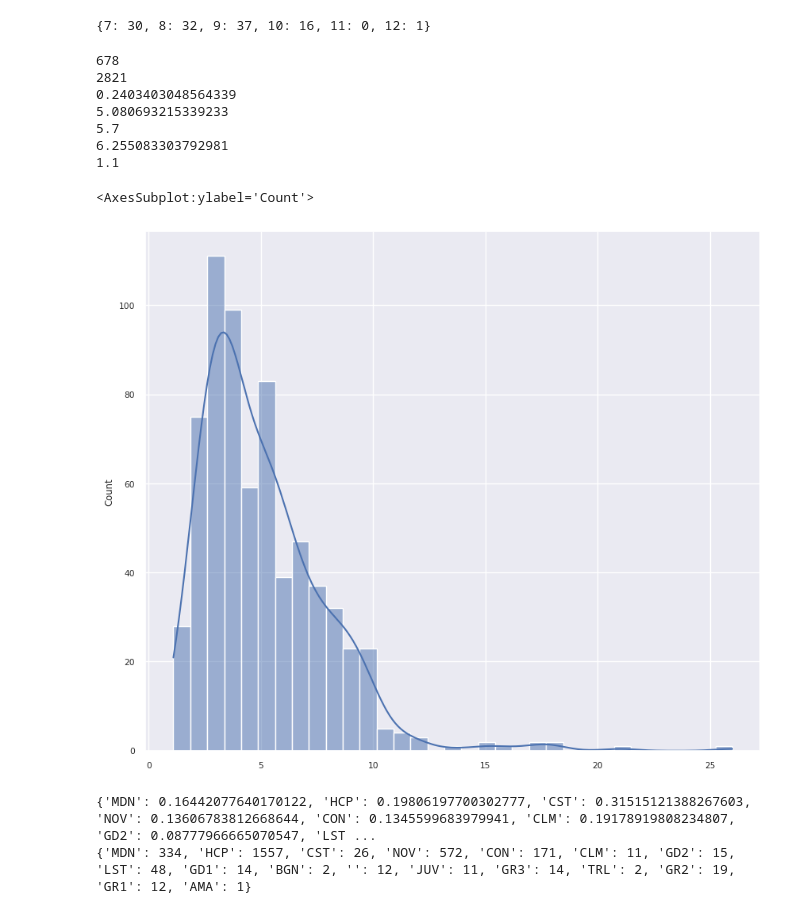
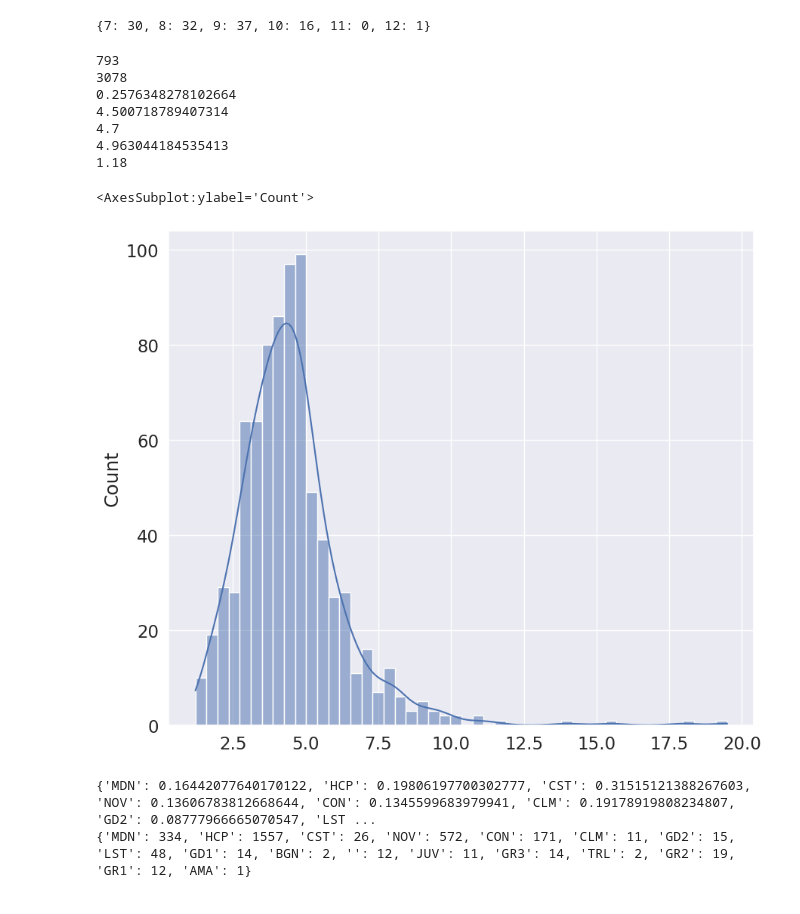
Before and after one commit to Dateb/WageringSystem, a Jupyter notebook: notebooks/Results Plotting.ipynb, the cells around one changed output. Cells and saved outputs as stored; diff of their text form; code cells hidden in the pictures.

```diff
--- a/notebooks/Results Plotting.ipynb
+++ b/notebooks/Results Plotting.ipynb
@@ -193,7 +148,7 @@ for bet in test_bets:
     if hour_count not in payouts:
         payouts[hour_count] = []
 
-    clv = get_clv_of_bet(bet)
+    clv = bet.bet_offer.live_result.clv
     if clv != 0:
         payouts[hour_count].append(clv)
 
@@ -225,27 +180,27 @@ print(month_count)
 # %%
 bets = test_bets
 n_successful_bets = len([bet for bet in bets if bet.payout > 0])
 n_bets = len(bets)
 
 print(n_successful_bets)
 print(n_bets)
 print(n_successful_bets / n_bets)
-odds_positive_payout = [bet.bet_offer.odds for bet in bets if bet.payout > 0]
+odds_positive_payout = [bet.bet_offer.live_result.offer_odds for bet in bets if bet.payout > 0]
 print(np.mean(odds_positive_payout))
-print(np.median([bet.bet_offer.odds for bet in bets]))
-print(np.mean([bet.bet_offer.odds for bet in bets]))
-print(np.min([bet.bet_offer.odds for bet in bets]))
+print(np.median([bet.bet_offer.live_result.offer_odds for bet in bets]))
+print(np.mean([bet.bet_offer.live_result.offer_odds for bet in bets]))
+print(np.min([bet.bet_offer.live_result.offer_odds for bet in bets]))
 sns.histplot(data=odds_positive_payout, kde=True)
 # %% [output]
-678
-2821
-0.2403403048564339
-5.080693215339233
-5.7
-6.255083303792981
-1.1
+793
+3078
+0.2576348278102664
+4.500718789407314
+4.7
+4.963044184535413
+1.18
 <AxesSubplot:ylabel='Count'>
-[figure, old version]
+[figure, new version]
 # %%
 from statistics import geometric_mean, mean
 from Model.Betting.bet import Bet
```
Also changed, not shown: parts of 2 cells of this notebook, 16 other files.
